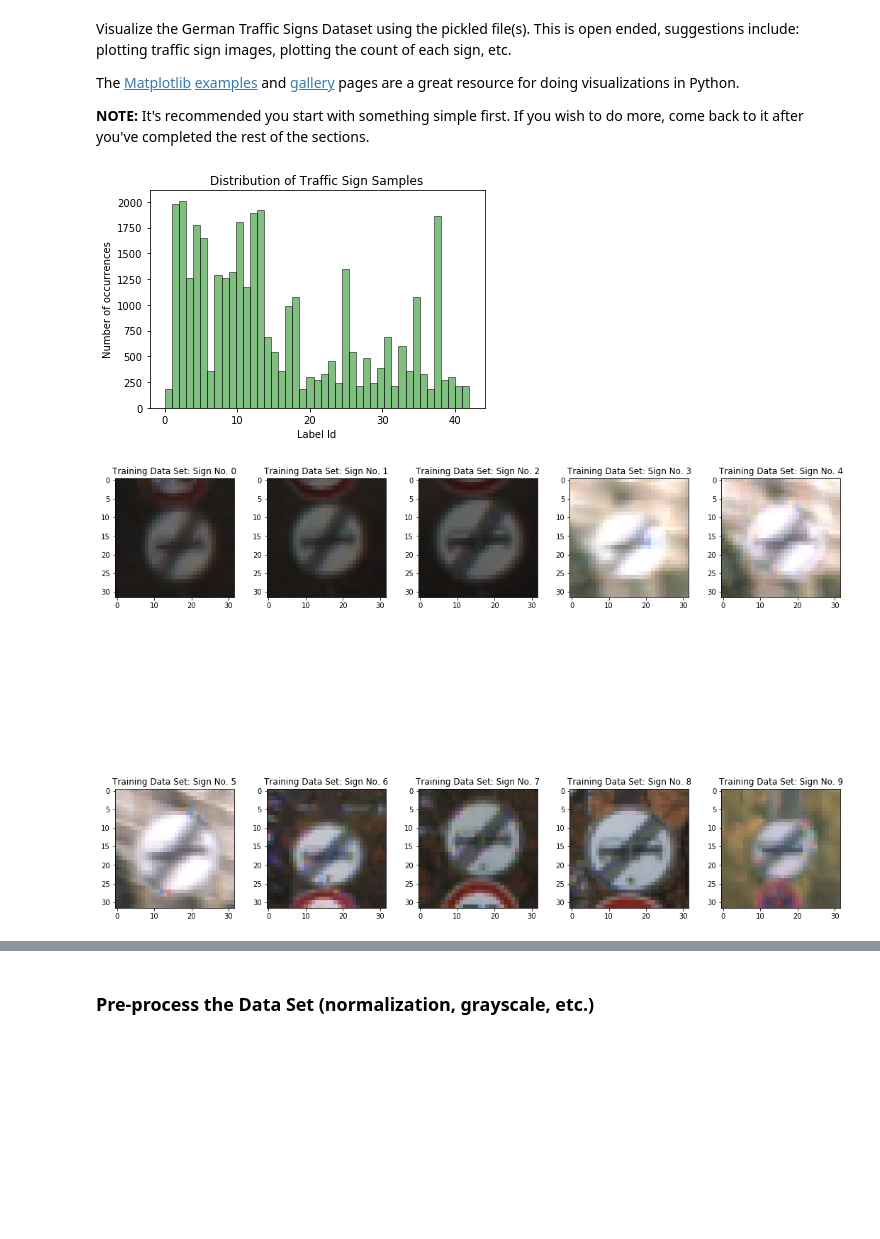
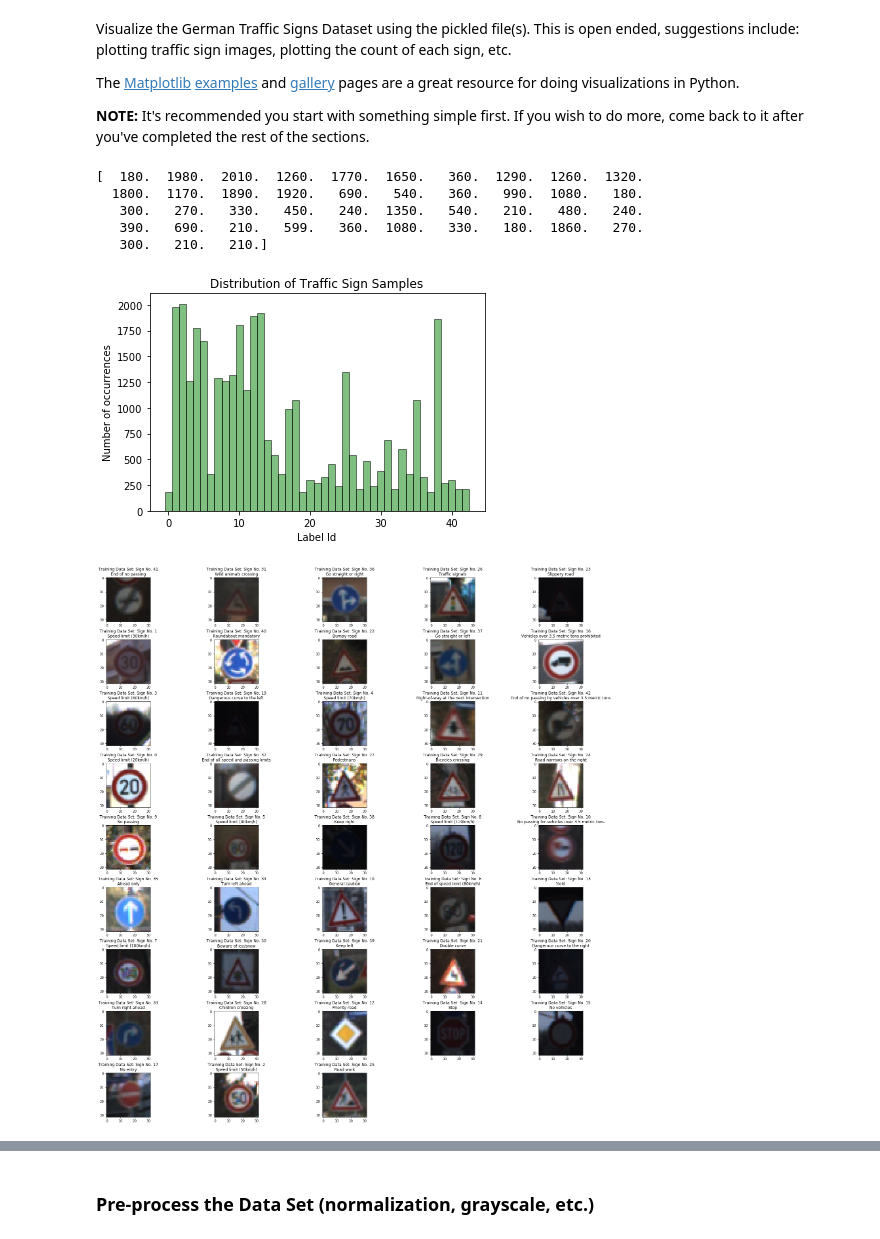
Before and after one commit to asiopueo/02_Traffic-Sign-Classifier, a Jupyter notebook: Traffic_Sign_Classifier.ipynb, the cells around one changed output, grey strips where cells are left out. Saved outputs shown, nothing was run; the diff lists cells and outputs as text; code cells hidden in the pictures; blank space fills up the shorter version.

```diff
--- a/Traffic_Sign_Classifier.ipynb
+++ b/Traffic_Sign_Classifier.ipynb
@@ -104,31 +90,57 @@ import matplotlib.pyplot as plt
 # Visualizations will be shown in the notebook.
 %matplotlib inline
 
-plt.hist(train['labels'], 43, rwidth=1, facecolor='green', edgecolor='black', alpha=0.5) # linewidth=??
+#(counts, bins, patches) = plt.hist(train['labels'], 42, rwidth=1, facecolor='green', edgecolor='black', alpha=0.5) # linewidth=??
+(counts, bins, patches) = plt.hist(train['labels'], np.arange(-0.5,43.5,1), rwidth=1, facecolor='green', edgecolor='black', alpha=0.5)
+
+print(counts)
+
 plt.title('Distribution of Traffic Sign Samples')
 plt.xlabel('Label Id')
 plt.ylabel('Number of occurrences')
-
 plt.show()
 # %% [output]
+[  180.  1980.  2010.  1260.  1770.  1650.   360.  1290.  1260.  1320.
+  1800.  1170.  1890.  1920.   690.   540.   360.   990.  1080.   180.
+   300.   270.   330.   450.   240.  1350.   540.   210.   480.   240.
+   390.   690.   210.   599.   360.  1080.   330.   180.  1860.   270.
+   300.   210.   210.]
-[figure, old version]
+[figure, new version]
 # %%
 # Let's try to show a pictures of each sign first.  A representation of some sort.
+import csv
+
+signNames = {}
+
+with open('./signnames.csv', 'r') as csvHandle:
+    next(csvHandle)
+    csvContent = csv.reader(csvHandle, delimiter=',')
+    for row in csvContent:
+        #print(row[0], row[1])
+        signNames[row[0]] = row[1]
+
+
+
 import matplotlib.pylab as pylab
 pylab.rcParams['figure.figsize'] = (15, 15)
 
-for sign_n in range(10):
-    fig = plt.subplot(2,5,sign_n+1)
-    fig = train['features'][10*sign_n]
-    plt.title('Training Data Set: Sign No. ' + str(sign_n))
+# index can be varied by choosing low integers in order
+# to find appropriate features in case some pics are too dark
+index = 10
+
+for i in range(43):
+    signId = train['labels'][index]
+    fig = plt.subplot(10,5,i+1)
+    fig = train['features'][index]
+    plt.title('Training Data Set: Sign No. ' + str(signId) + '\n' + signNames[str(signId)])
+    plt.subplots_adjust(left=-0.3, right=1.2, top=1.5, bottom=-0.2, hspace=0.4, wspace=0.1)
     plt.imshow(fig)
+    index = index + int(counts[signId])
 
-plt.tight_layout()
-plt.show()
 
-#Complete the list of plots for all 43 traffic signs
+# Complete the list of plots for all 43 traffic signs
 # %% [output]
-[figure, old version]
+[figure, new version]
 # %% [markdown]
 ----
 
```
Also changed, not shown: parts of 39 cells of this notebook, 3 other files.
